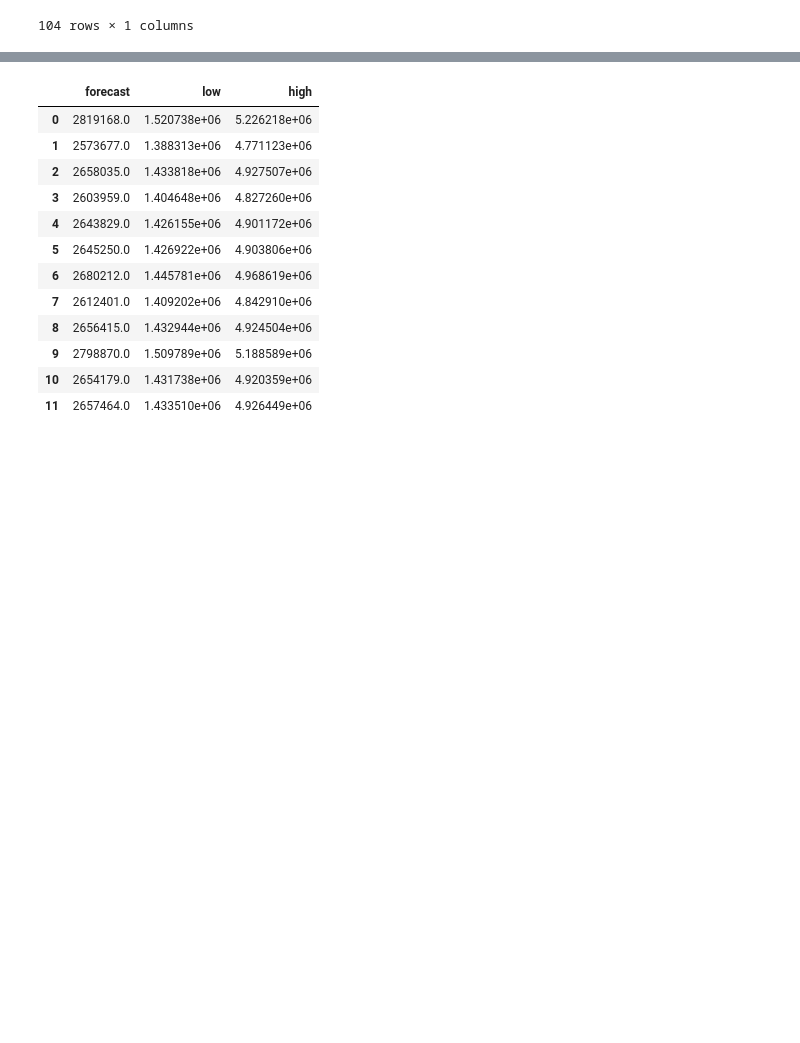
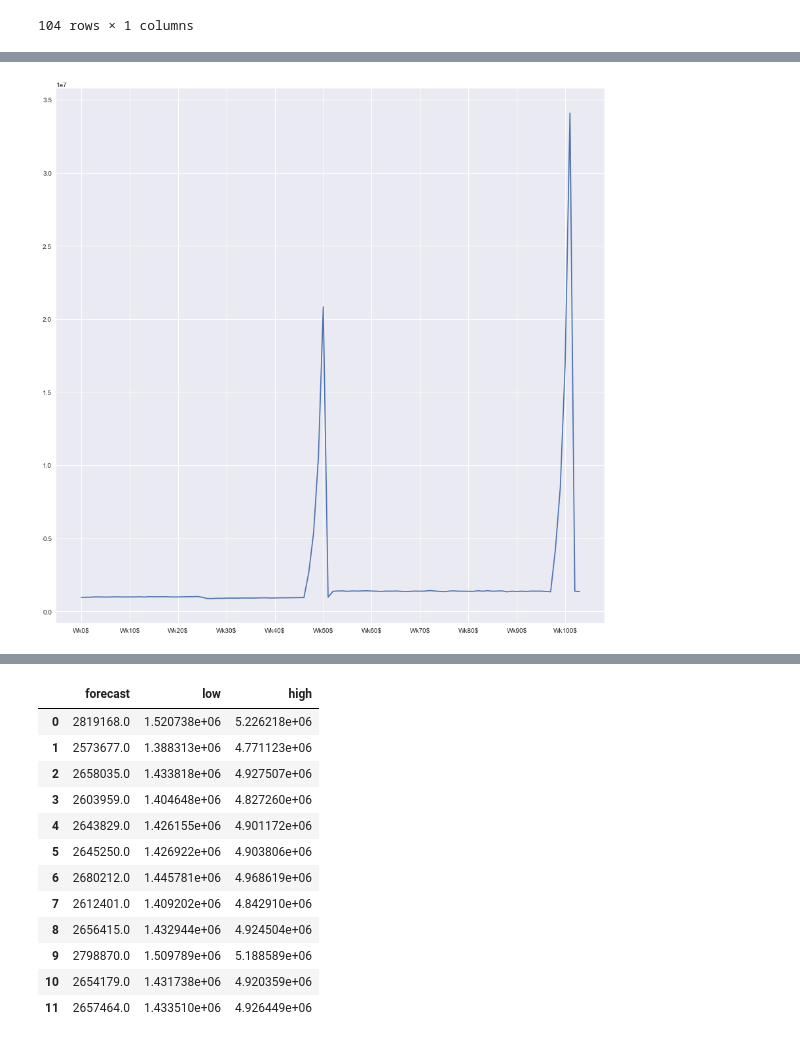
Before and after one commit to axpinkerton/various_kaggle, a Jupyter notebook: retail.ipynb, the cells around one changed output, grey strips where cells are left out. Cells and saved outputs as stored; diff of their text form; code cells hidden in the pictures; blank space fills up the shorter version.

Commit message:
more forecasts and dataset work

```diff
--- a/retail.ipynb
+++ b/retail.ipynb
@@ -103,7 +103,7 @@ SARIMAX Results
 Warnings:
 [1] Covariance matrix calculated using the outer product of gradients (complex-step).
 # %%
-res1=pd.DataFrame(s1_arim.predict(n_periods=12,return_conf_int=True,alpha=.25))
+res1=pd.DataFrame(s1_arim.predict(n_periods=26,return_conf_int=True,alpha=.25))
 res1=res1.T
 forecast1=res1
 forecast1.columns=['forecast','int']
@@ -115,4 +115,4 @@ for itm in forecast1['int']:
 forecast1['low']=low
 forecast1['high']=high
 forecast1.drop('int',axis=1,inplace=True)
-forecast1.applymap(np.exp)
+f1=forecast1.applymap(np.exp)
@@ -132,0 +119,12 @@ forecast1.applymap(np.exp)
+# %%
+s1_sum.iloc[:-2,:]
+
+lst_f1=[]
+for x in range(104,130):
+    lst_f1.append('Wk'+str(x)+'$')
+lst_f1
+f1.index=lst_f1
+f1
+f1_act=s1_sum.iloc[:-2,:]
+f1_act['actuals'].nlargest(5)
+f1
@@ -133,3 +149,17 @@ forecast1.applymap(np.exp)
+# %%
+ys=list(pd.concat((pd.Series(f1_act.index),pd.Series(f1.index))))
+plt.style.use('seaborn')
+plt.figure(figsize=(15,15))
+plt.plot(s1_sum.index[:-2],s1_sum.iloc[:-2,:])
+# plt.plot(f1.index,f1['forecast'],color='r')
+# plt.fill_between(f1.index,f1['low'],f1['high'],alpha=.35,color='g')
+xticks = plt.gca().xaxis.get_major_ticks()
+for i in range(len(xticks)):
+    if i % 10 != 0:
+        xticks[i].set_visible(False)
+plt.show()
+# %% [output]
+[figure, added]
 # %%
 s2_arim=pmd.auto_arima(np.log(s2_sum.iloc[:-2,:]),seasonal=True,D=1,m=52)
 s2_arim.summary()
```
Also changed, not shown: parts of 9 cells of this notebook, 3 other files.
